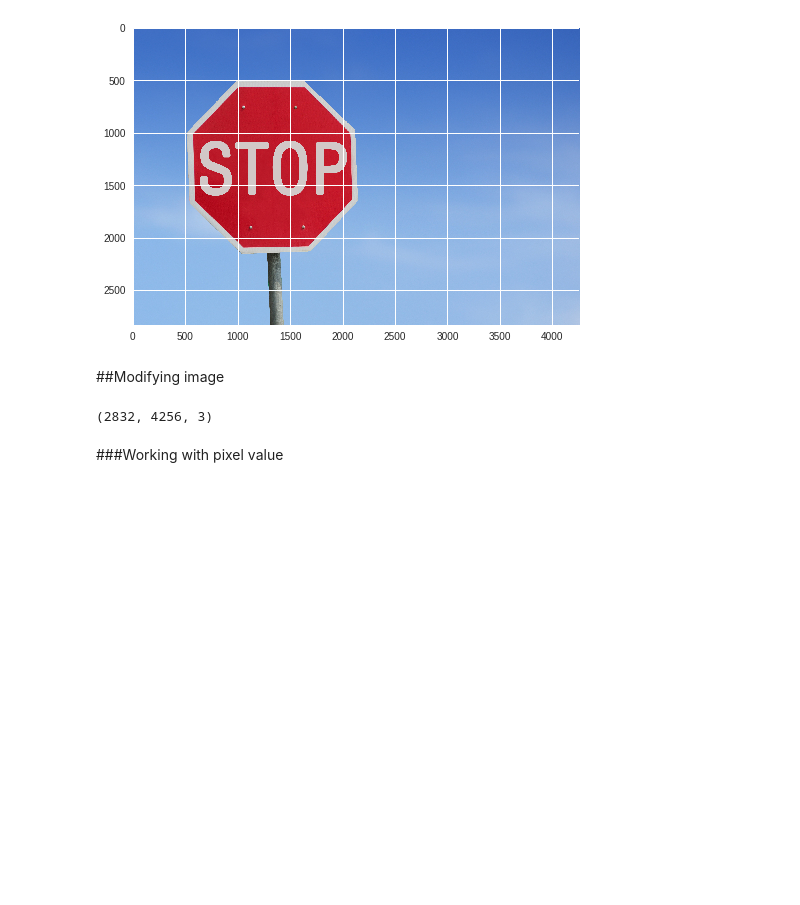
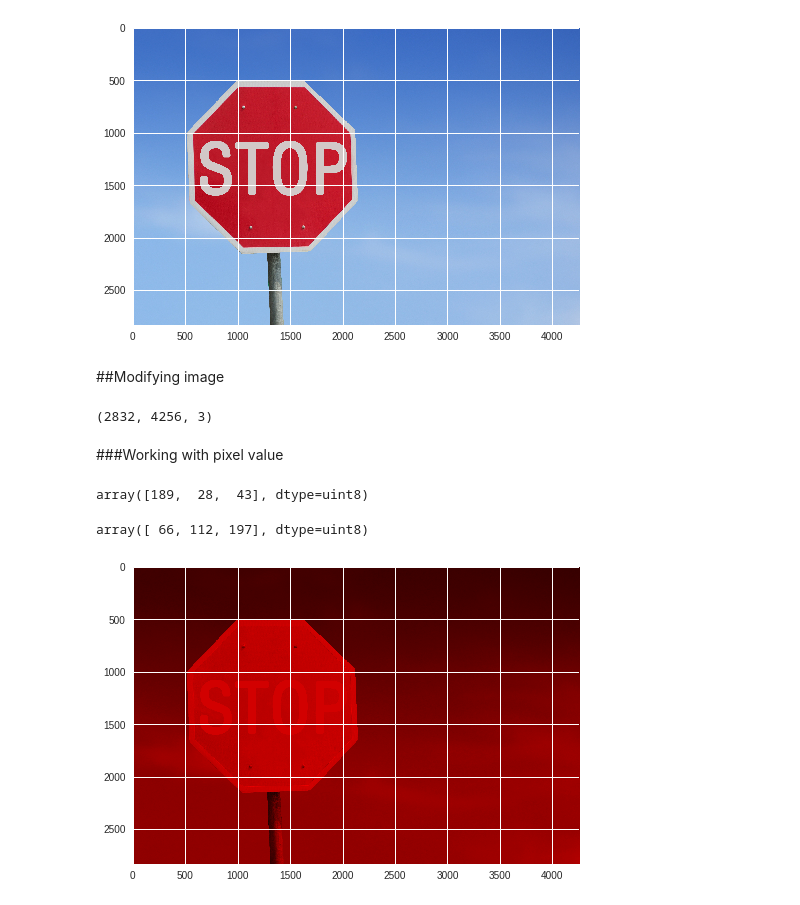
Before and after one commit to hkhojasteh/Personal-Blog, a Jupyter notebook: introduction-to-deep-learning-with-keras-workshop/01_Introduction_to_Deep_Learning_with_Keras_Workshop.ipynb, the cells around one changed output. Saved outputs shown, nothing was run; the diff lists cells and outputs as text; code cells hidden in the pictures; blank space fills up the shorter version.

```diff
--- a/introduction-to-deep-learning-with-keras-workshop/01_Introduction_to_Deep_Learning_with_Keras_Workshop.ipynb
+++ b/introduction-to-deep-learning-with-keras-workshop/01_Introduction_to_Deep_Learning_with_Keras_Workshop.ipynb
@@ -76,3 +76,19 @@ data.shape
 (2832, 4256, 3)
 # %% [markdown]
 ###Working with pixel value
+# %%
+data[1000, 1100]
+# %% [output]
+array([189,  28,  43], dtype=uint8)
+# %%
+data[250, 3500]
+# %% [output]
+array([ 66, 112, 197], dtype=uint8)
+# %%
+data.setflags(write = 1)
+data[:, :, 1] = 0
+data[:, :, 2] = 0
+plt.imshow(data)
+plt.show()
+# %% [output]
+[figure, added]
```
Also changed, not shown: parts of 6 cells of this notebook.
